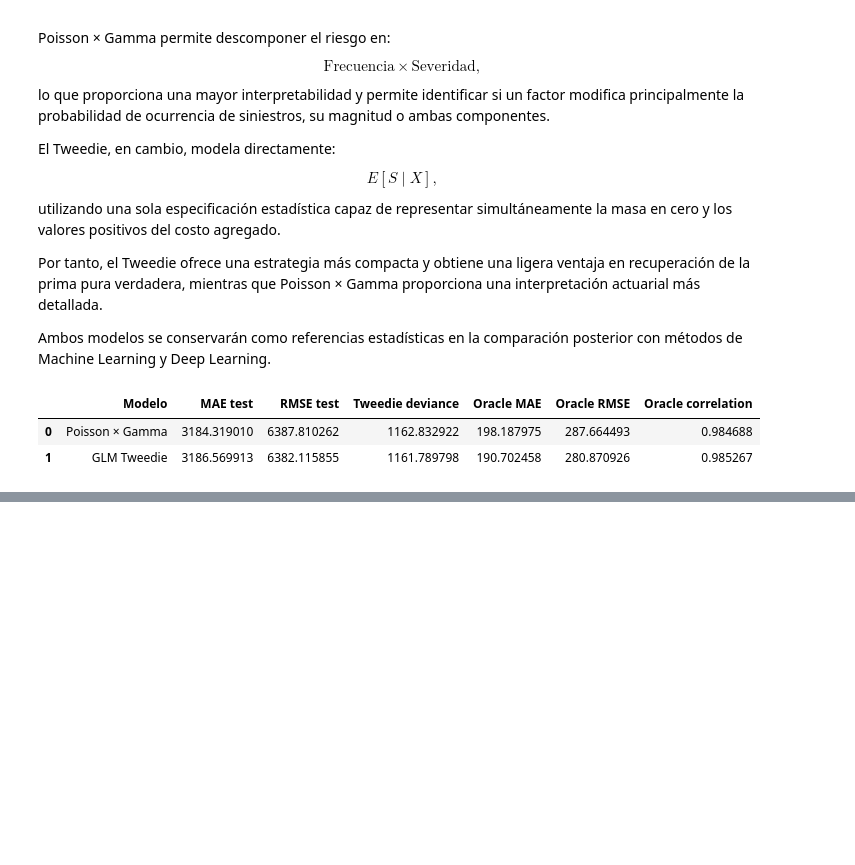
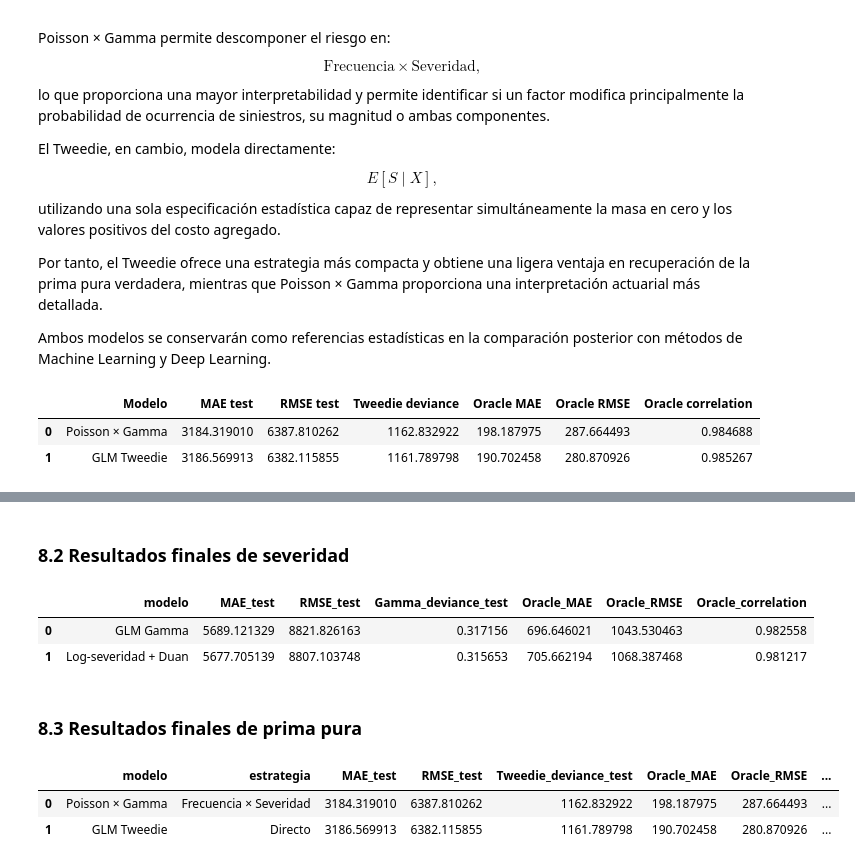
Before and after one commit to ActuarioDereckFuzz/Modelos_estadisticosvsMLvsDeep-Learning, a Jupyter notebook: notebooks/03_statistical_models.ipynb, the cells around one changed output, grey strips where cells are left out. Drawn from its saved outputs; the diff is of its cells as text; code cells hidden in the pictures; blank space fills up the shorter version.

```diff
--- a/notebooks/03_statistical_models.ipynb
+++ b/notebooks/03_statistical_models.ipynb
@@ -3771,0 +3823,22 @@ statistical_pp_comparison
+# %% [markdown]
+### 8.2 Resultados finales de severidad
+# %%
+statistical_severity_results = (
+    severity_comparison
+    .rename(columns={
+        "Modelo": "modelo",
+        "MAE test": "MAE_test",
+        "RMSE test": "RMSE_test",
+        "Gamma deviance": "Gamma_deviance_test",
+        "Oracle MAE": "Oracle_MAE",
+        "Oracle RMSE": "Oracle_RMSE",
+        "Oracle correlation": "Oracle_correlation"
+    })
+    .copy()
+)
+
+statistical_severity_results
+# %% [output]
+|  | modelo | MAE_test | RMSE_test | Gamma_deviance_test | Oracle_MAE | Oracle_RMSE | Oracle_correlation |
+| 0 | GLM Gamma | 5689.121329 | 8821.826163 | 0.317156 | 696.646021 | 1043.530463 | 0.982558 |
+| 1 | Log-severidad + Duan | 5677.705139 | 8807.103748 | 0.315653 | 705.662194 | 1068.387468 | 0.981217 |
@@ -3771,0 +3850,31 @@ statistical_pp_comparison
+# %% [markdown]
+### 8.3 Resultados finales de prima pura
+# %%
+statistical_pure_premium_results = (
+    statistical_pp_comparison
+    .rename(columns={
+        "Modelo": "modelo",
+        "MAE test": "MAE_test",
+        "RMSE test": "RMSE_test",
+        "Tweedie deviance": "Tweedie_deviance_test",
+        "Oracle MAE": "Oracle_MAE",
+        "Oracle RMSE": "Oracle_RMSE",
+        "Oracle correlation": "Oracle_correlation"
+    })
+    .copy()
+)
+
+statistical_pure_premium_results.insert(
+    1,
+    "estrategia",
+    [
+        "Frecuencia × Severidad",
+        "Directo"
+    ]
+)
+
+statistical_pure_premium_results
+# %% [output]
+|  | modelo | estrategia | MAE_test | RMSE_test | Tweedie_deviance_test | Oracle_MAE | Oracle_RMSE | ... |
+| 0 | Poisson × Gamma | Frecuencia × Severidad | 3184.319010 | 6387.810262 | 1162.832922 | 198.187975 | 287.664493 | ... |
+| 1 | GLM Tweedie | Directo | 3186.569913 | 6382.115855 | 1161.789798 | 190.702458 | 280.870926 | ... |
```
Also changed, not shown: parts of 23 cells of this notebook, 7 other files.
